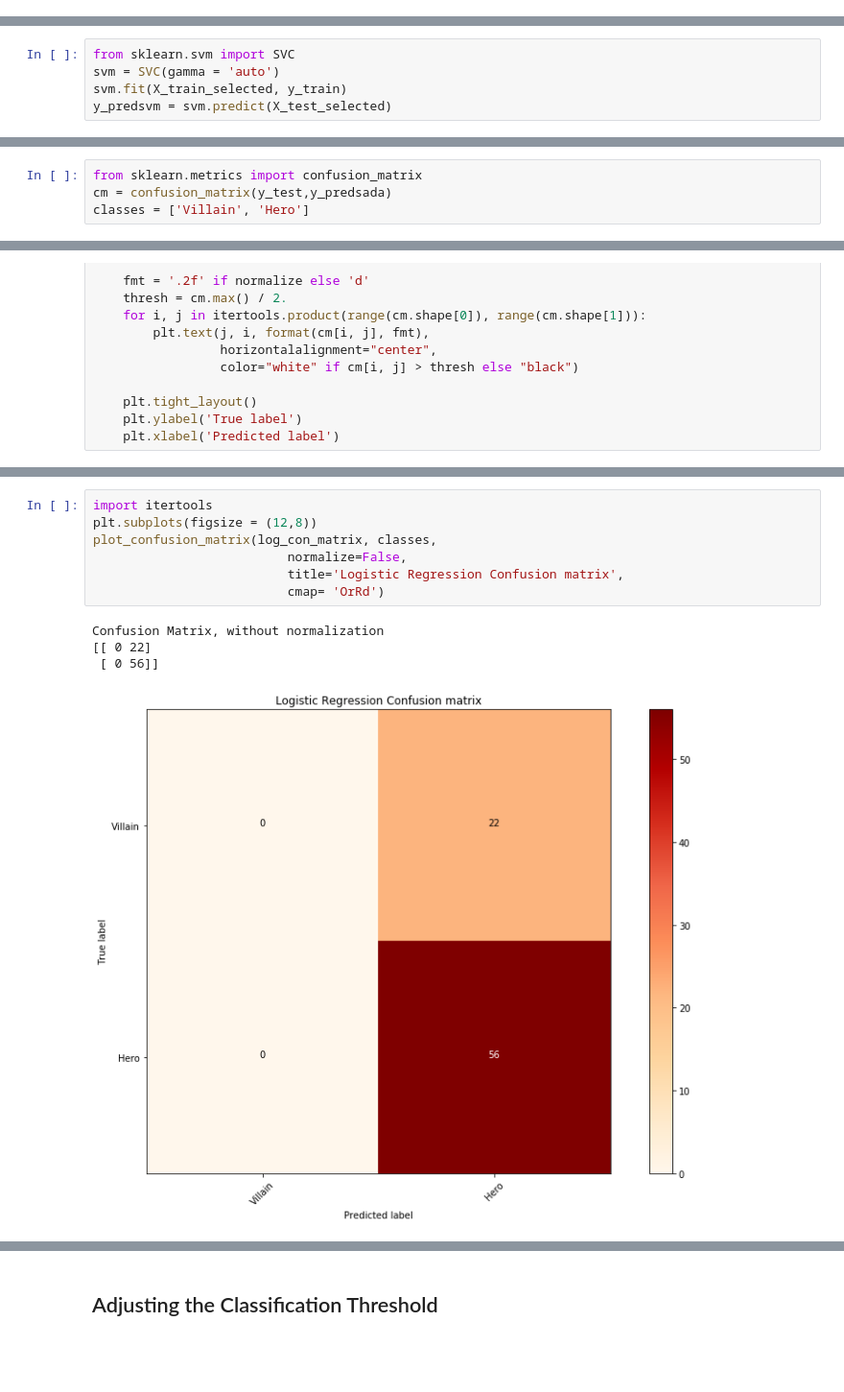
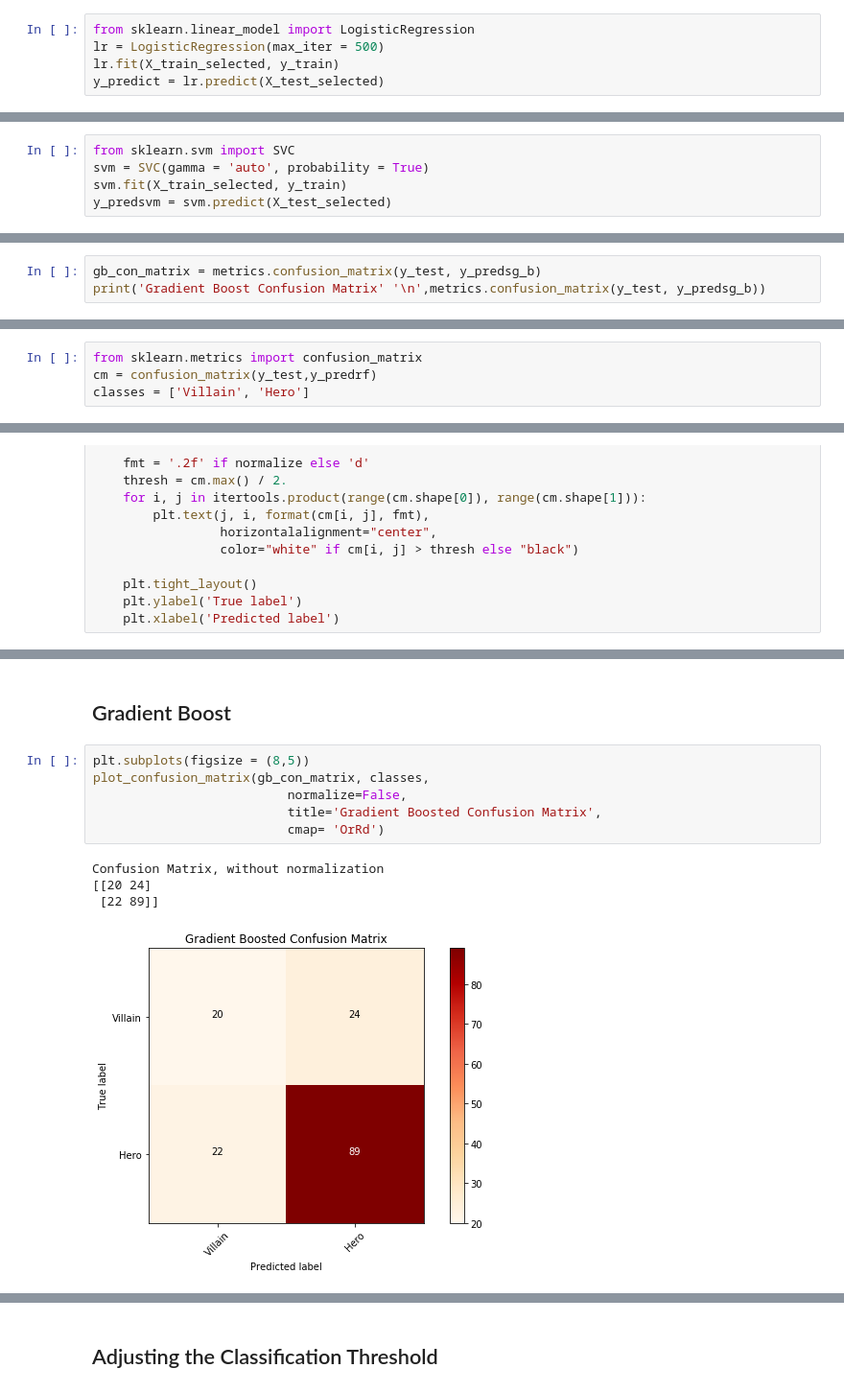
Before and after one commit to eddiecp426/Character-Classification, a Jupyter notebook: classification_models.ipynb, the cells around one changed output, grey strips where cells are left out. Shown at 96% size. Cells and saved outputs as stored; diff of their text form; blank space fills up the shorter version.

Commit message:
Updated files and images

```diff
--- a/classification_models.ipynb
+++ b/classification_models.ipynb
@@ -67,0 +64,5 @@ Accuracy: 0.7051282051282052
+# %%
+from sklearn.linear_model import LogisticRegression
+lr = LogisticRegression(max_iter = 500)
+lr.fit(X_train_selected, y_train)
+y_predict = lr.predict(X_test_selected)
@@ -139,7 +144,7 @@ Accuracy: 0.7051282051282052
 ## SVM
 # %%
 from sklearn.svm import SVC
-svm = SVC(gamma = 'auto')
+svm = SVC(gamma = 'auto', probability = True)
 svm.fit(X_train_selected, y_train)
 y_predsvm = svm.predict(X_test_selected)
 # %%
@@ -255,0 +279,3 @@ Decision Trees Confusion Matrix
+# %%
+gb_con_matrix = metrics.confusion_matrix(y_test, y_predsg_b)
+print('Gradient Boost Confusion Matrix' '\n',metrics.confusion_matrix(y_test, y_predsg_b))
@@ -302,6 +300,6 @@ FN = ada_confusion[1, 0]
 # %%
 from sklearn.metrics import confusion_matrix
-cm = confusion_matrix(y_test,y_predsada)
+cm = confusion_matrix(y_test,y_predrf)
 classes = ['Villain', 'Hero']
 # %%
 #Function to plot confusion matrices
@@ -341,12 +365,13 @@ def plot_confusion_matrix(cm, classes,
+# %% [markdown]
+## Gradient Boost
 # %%
-import itertools
-plt.subplots(figsize = (12,8))
-plot_confusion_matrix(log_con_matrix, classes,
+plt.subplots(figsize = (8,5))
+plot_confusion_matrix(gb_con_matrix, classes,
                           normalize=False,
-                          title='Logistic Regression Confusion matrix',
+                          title='Gradient Boosted Confusion Matrix',
                           cmap= 'OrRd')
 # %% [output]
 Confusion Matrix, without normalization
-[[ 0 22]
- [ 0 56]]
+[[20 24]
+ [22 89]]
-[figure, old version]
+[figure, new version]
```
Also changed, not shown: parts of 86 cells of this notebook, 10 other files.
